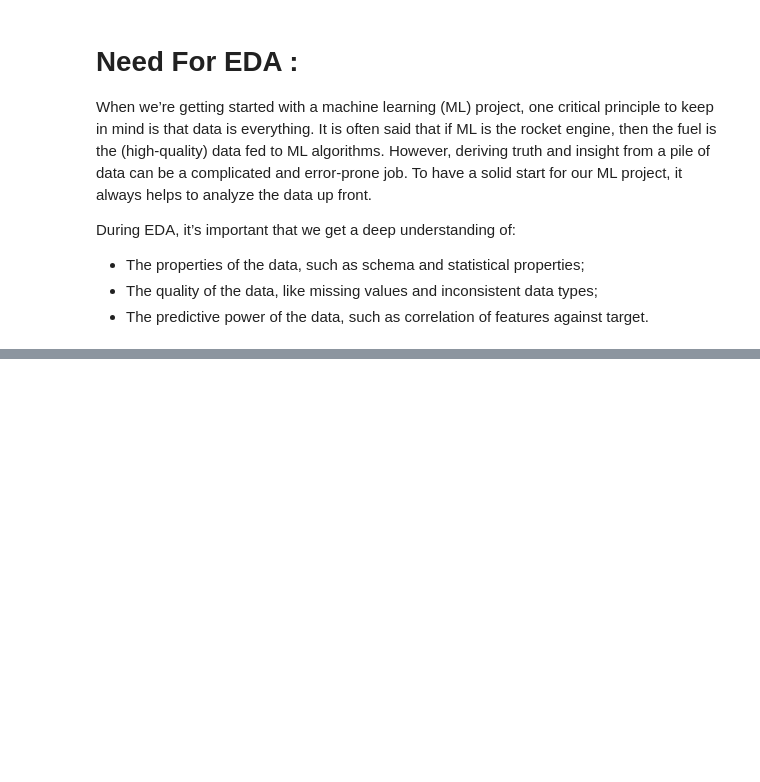
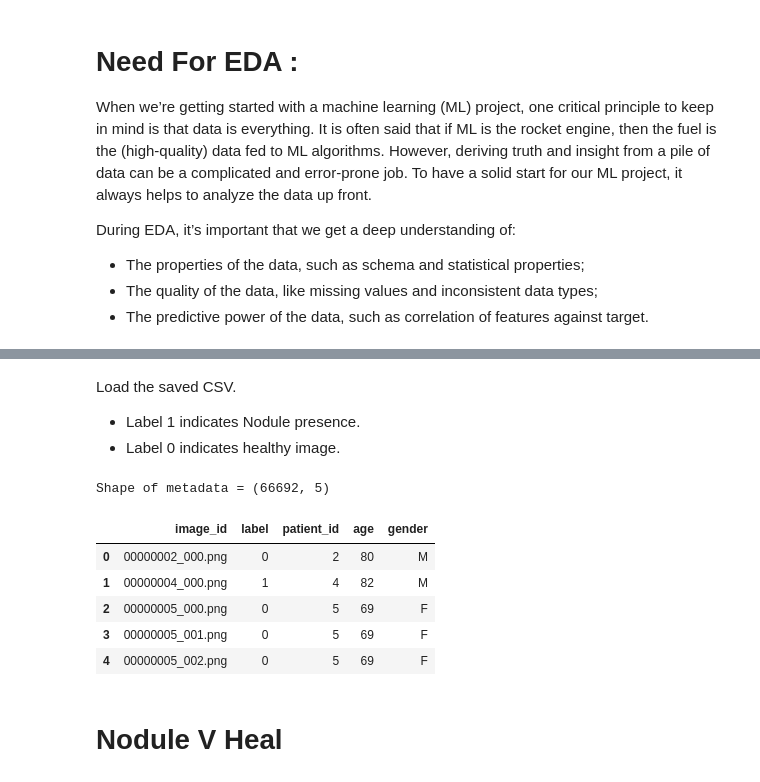
Before and after one commit to fireheart12/Chexnet_NIH, a Jupyter notebook: Exploratory Data Analysis/NIH-EDA.ipynb, the cells around one changed output, grey strips where cells are left out. Saved outputs shown, nothing was run; the diff lists cells and outputs as text; code cells hidden in the pictures; blank space fills up the shorter version.

Commit message:
Add files via upload
Metadata cleaned and subset prepared.

```diff
--- a/Exploratory Data Analysis/NIH-EDA.ipynb
+++ b/Exploratory Data Analysis/NIH-EDA.ipynb
@@ -132,0 +210,20 @@ df.head()
+# %% [markdown]
+Load the saved CSV.
+
+* Label 1 indicates Nodule presence.
+* Label 0 indicates healthy image.
+# %%
+df = pd.DataFrame(pd.read_csv("filtered_metadata/metadata.csv"))
+
+print(f"Shape of metadata = {df.shape}")
+df.head()
+# %% [output]
+Shape of metadata = (66692, 5)
+|  | image_id | label | patient_id | age | gender |
+| 0 | 00000002_000.png | 0 | 2 | 80 | M |
+| 1 | 00000004_000.png | 1 | 4 | 82 | M |
+| 2 | 00000005_000.png | 0 | 5 | 69 | F |
+| 3 | 00000005_001.png | 0 | 5 | 69 | F |
+| 4 | 00000005_002.png | 0 | 5 | 69 | F |
+# %% [markdown]
+# Nodule V Heal
```
Also changed, not shown: parts of 12 cells of this notebook.
